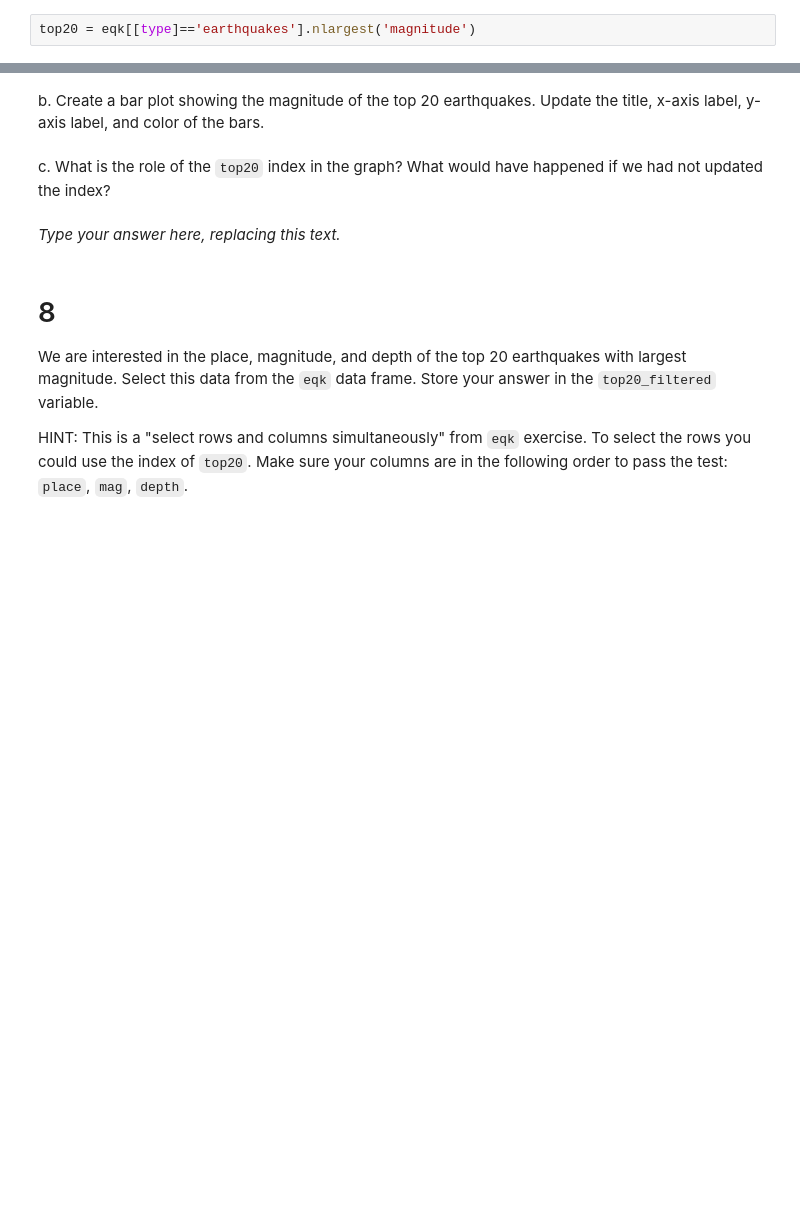
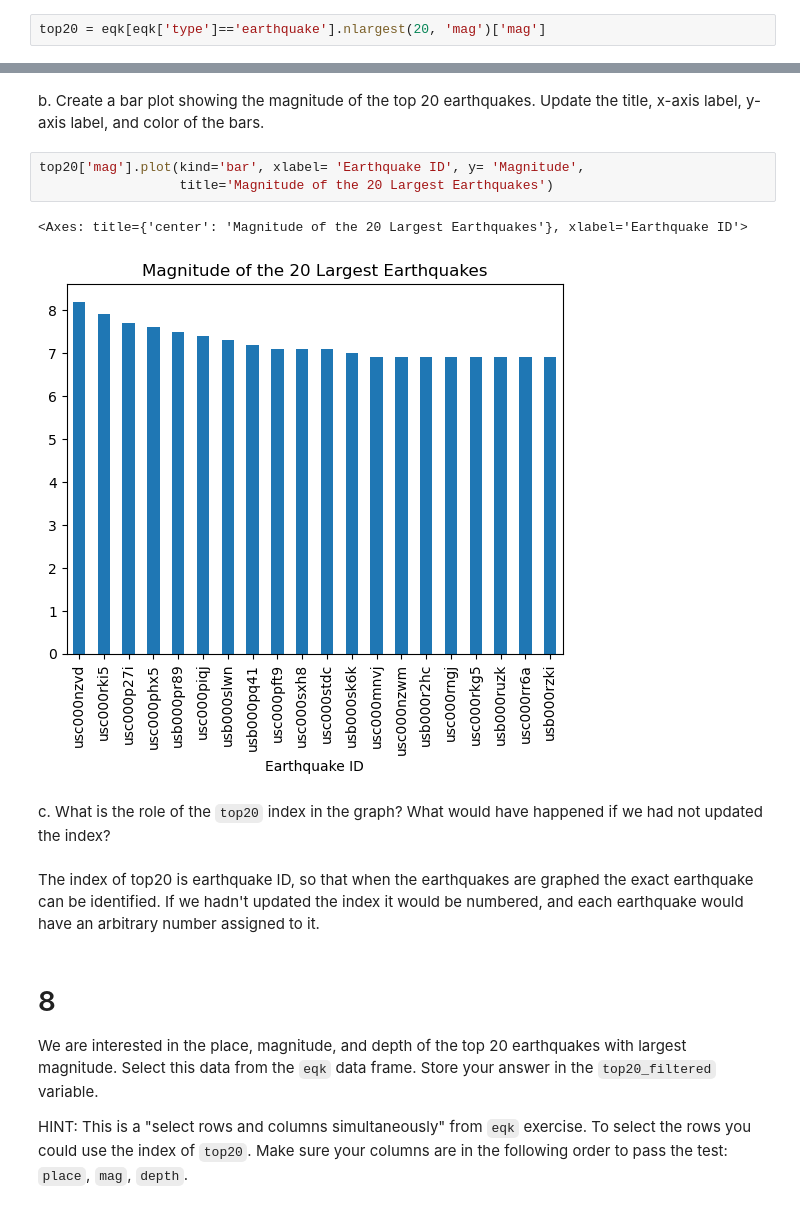
Before and after one commit to natashaclemencon/eds220-hwk1, a Jupyter notebook: task3/hwk1-task3-earthquakes.ipynb, the cells around one changed output, grey strips where cells are left out. Cells and saved outputs as stored; diff of their text form; blank space fills up the shorter version.

```diff
--- a/task3/hwk1-task3-earthquakes.ipynb
+++ b/task3/hwk1-task3-earthquakes.ipynb
@@ -213,4 +211,4 @@ eqk['mag'].plot(kind='hist')
 
 a. Create a new variable `top20` with the 20 earthquakes with largest magnitude. HINT: check the method [`pandas.Series.nlargest`](https://pandas.pydata.org/docs/reference/api/pandas.Series.nlargest.html). Your answer should contain only the `id` and `mag` columns.
 # %%
-top20 = eqk[[type]=='earthquakes'].nlargest('magnitude')
+top20 = eqk[eqk['type']=='earthquake'].nlargest(20, 'mag')['mag']
@@ -225,14 +241,20 @@ grader.check("q7_a")
 <!-- BEGIN QUESTION -->
 
 b. Create a bar plot showing the magnitude of the top 20 earthquakes. Update the title, x-axis label, y-axis label, and color of the bars.
+# %%
+top20['mag'].plot(kind='bar', xlabel= 'Earthquake ID', y= 'Magnitude',
+                  title='Magnitude of the 20 Largest Earthquakes')
+# %% [output]
+<Axes: title={'center': 'Magnitude of the 20 Largest Earthquakes'}, xlabel='Earthquake ID'>
+[figure, added]
 # %% [markdown]
 <!-- END QUESTION -->
 
 <!-- BEGIN QUESTION -->
 
 c. What is the role of the `top20` index in the graph? What would have happened if we had not updated the index?
-# %% [markdown]
-_Type your answer here, replacing this text._
+# %% [markdown]
+The index of top20 is earthquake ID, so that when the earthquakes are graphed the exact earthquake can be identified. If we hadn't updated the index it would be numbered, and each earthquake would have an arbitrary number assigned to it.
 # %% [markdown]
 <!-- END QUESTION -->
 
```
Also changed, not shown: parts of 10 cells of this notebook.
